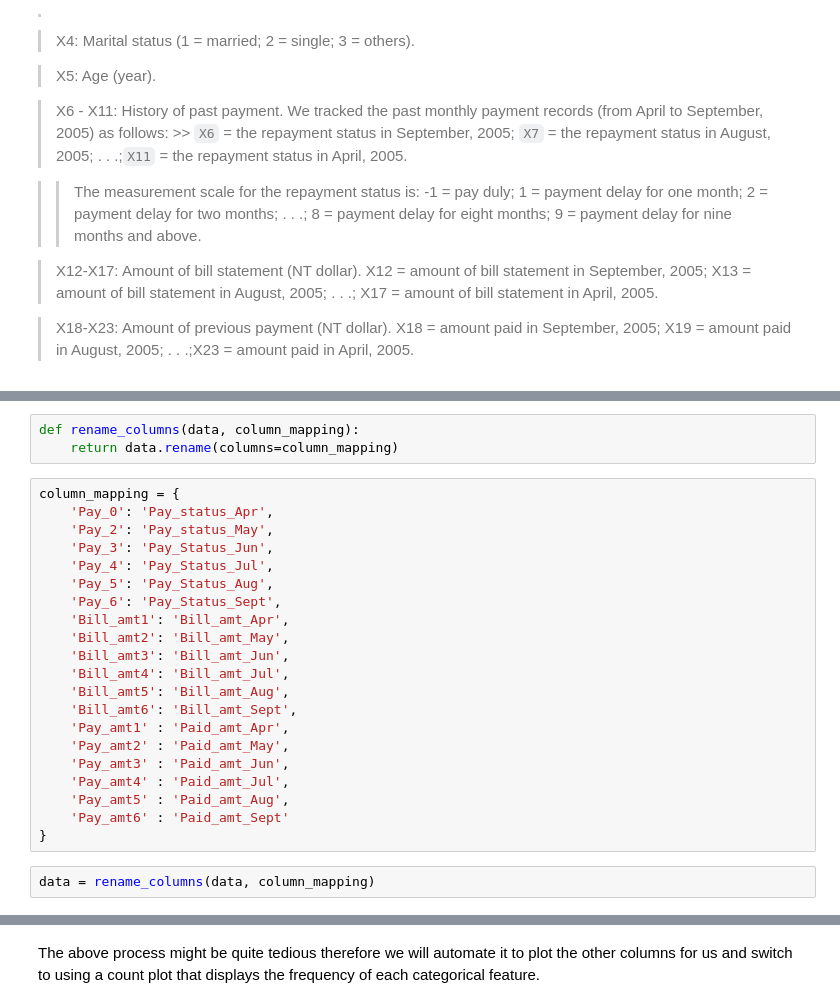
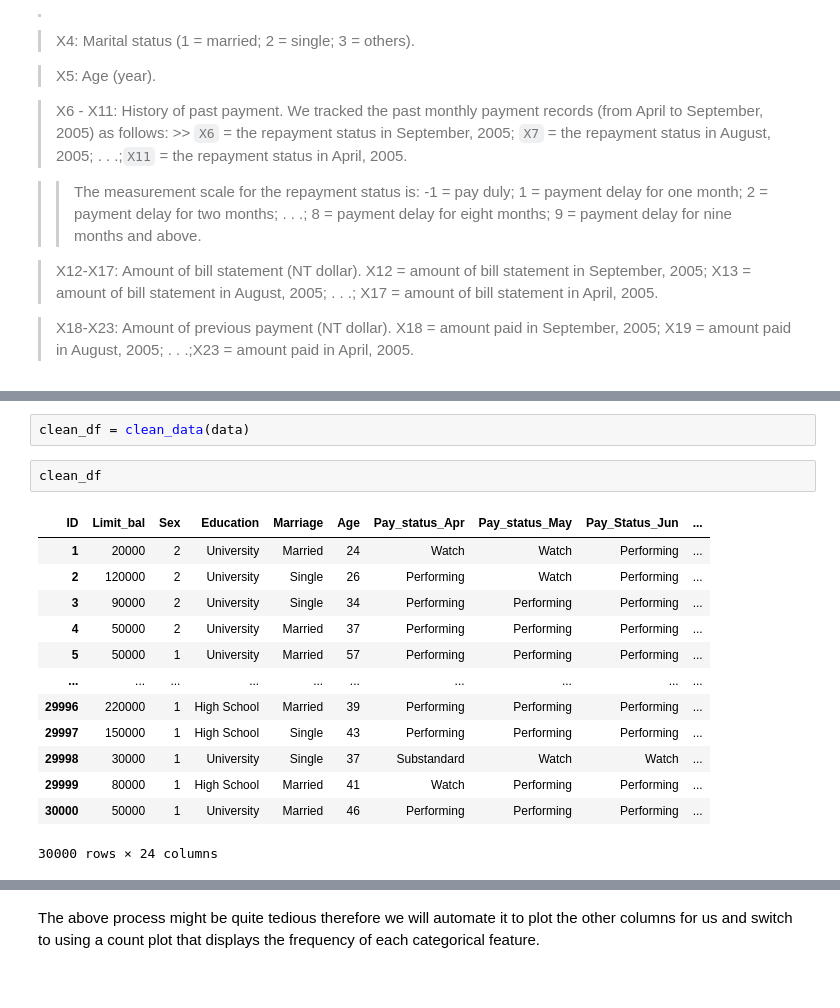
Before and after one commit to Imacharia/Default_predictor, a Jupyter notebook: Credit card default analysis.ipynb, the cells around one changed output, grey strips where cells are left out. Cells and saved outputs as stored; diff of their text form.

```diff
--- a/Credit card default analysis.ipynb
+++ b/Credit card default analysis.ipynb
@@ -262,27 +105,19 @@ Index(['Limit_bal', 'Sex', 'Education', 'Marriage', 'Age', 'Pay_0', 'Pay_2',
-# %%
-def rename_columns(data, column_mapping):
-    return data.rename(columns=column_mapping)
-# %%
-column_mapping = {
-    'Pay_0': 'Pay_status_Apr',
-    'Pay_2': 'Pay_status_May',
-    'Pay_3': 'Pay_Status_Jun',
-    'Pay_4': 'Pay_Status_Jul',
-    'Pay_5': 'Pay_Status_Aug',
-    'Pay_6': 'Pay_Status_Sept',
-    'Bill_amt1': 'Bill_amt_Apr',
-    'Bill_amt2': 'Bill_amt_May',
-    'Bill_amt3': 'Bill_amt_Jun',
-    'Bill_amt4': 'Bill_amt_Jul',
-    'Bill_amt5': 'Bill_amt_Aug',
-    'Bill_amt6': 'Bill_amt_Sept',
-    'Pay_amt1' : 'Paid_amt_Apr',
-    'Pay_amt2' : 'Paid_amt_May',
-    'Pay_amt3' : 'Paid_amt_Jun',
-    'Pay_amt4' : 'Paid_amt_Jul',
-    'Pay_amt5' : 'Paid_amt_Aug',
-    'Pay_amt6' : 'Paid_amt_Sept'
-}
-# %%
-data = rename_columns(data, column_mapping)
+# %%
+clean_df = clean_data(data)
+# %%
+clean_df
+# %% [output]
+| ID | Limit_bal | Sex | Education | Marriage | Age | Pay_status_Apr | Pay_status_May | Pay_Status_Jun | ... |
+| 1 | 20000 | 2 | University | Married | 24 | Watch | Watch | Performing | ... |
+| 2 | 120000 | 2 | University | Single | 26 | Performing | Watch | Performing | ... |
+| 3 | 90000 | 2 | University | Single | 34 | Performing | Performing | Performing | ... |
+| 4 | 50000 | 2 | University | Married | 37 | Performing | Performing | Performing | ... |
+| 5 | 50000 | 1 | University | Married | 57 | Performing | Performing | Performing | ... |
+| ... | ... | ... | ... | ... | ... | ... | ... | ... | ... |
+| 29996 | 220000 | 1 | High School | Married | 39 | Performing | Performing | Performing | ... |
+| 29997 | 150000 | 1 | High School | Single | 43 | Performing | Performing | Performing | ... |
+| 29998 | 30000 | 1 | University | Single | 37 | Substandard | Watch | Watch | ... |
+| 29999 | 80000 | 1 | High School | Married | 41 | Watch | Performing | Performing | ... |
+| 30000 | 50000 | 1 | University | Married | 46 | Performing | Performing | Performing | ... |
+30000 rows × 24 columns
 # %%
```
Also changed, not shown: parts of 30 cells of this notebook.
